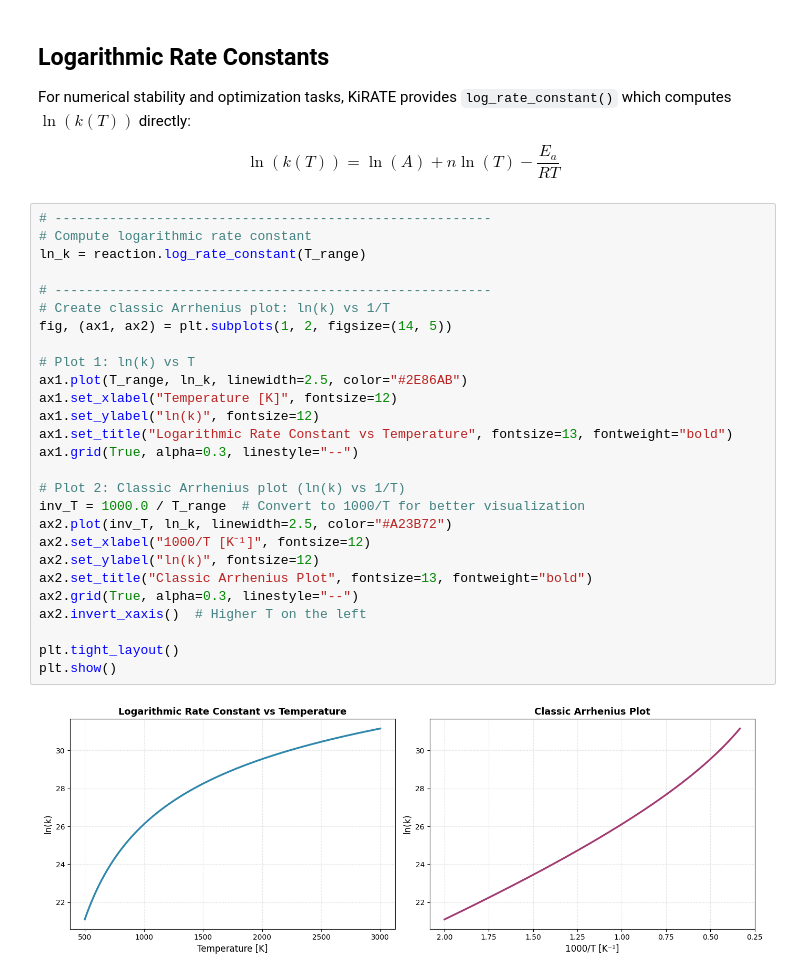
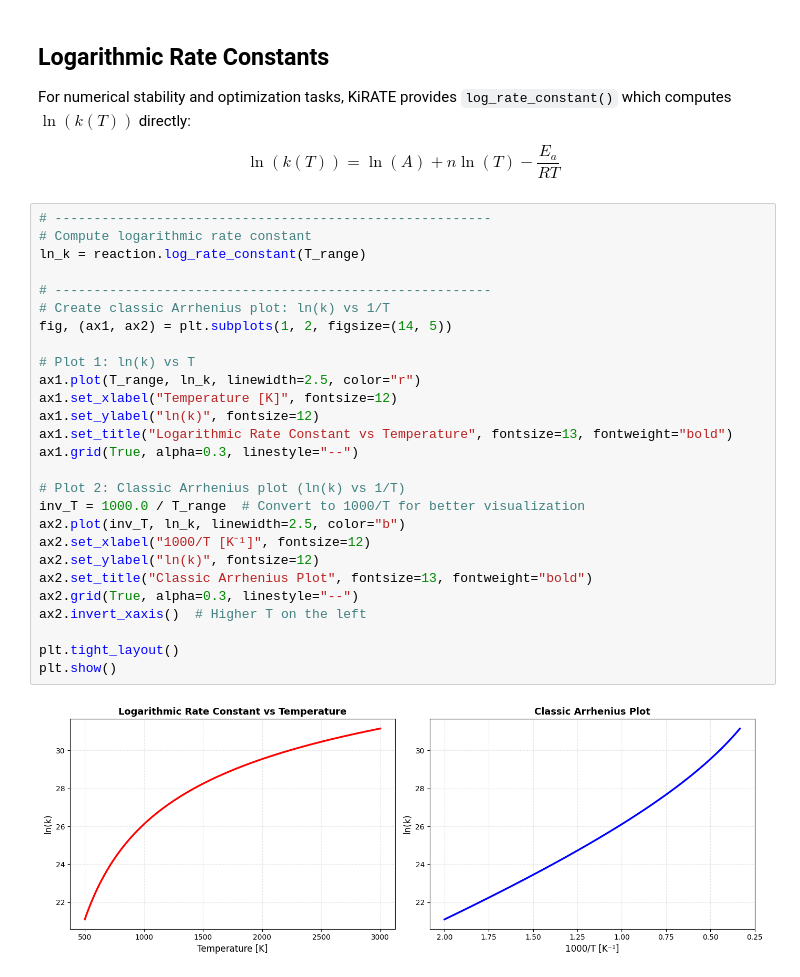
Before and after one commit to tdinelli/diffPLOG2TROE, a Jupyter notebook: examples/rate_constant/Arrhenius.ipynb, the cells around one changed output. Cells and saved outputs as stored; diff of their text form.

```diff
--- a/examples/rate_constant/Arrhenius.ipynb
+++ b/examples/rate_constant/Arrhenius.ipynb
@@ -194,29 +201,29 @@ $$\ln(k(T)) = \ln(A) + n \ln(T) - \frac{E_a}{RT}$$
 # %%
 # --------------------------------------------------------
 # Compute logarithmic rate constant
 ln_k = reaction.log_rate_constant(T_range)
 
 # --------------------------------------------------------
 # Create classic Arrhenius plot: ln(k) vs 1/T
 fig, (ax1, ax2) = plt.subplots(1, 2, figsize=(14, 5))
 
 # Plot 1: ln(k) vs T
-ax1.plot(T_range, ln_k, linewidth=2.5, color="#2E86AB")
+ax1.plot(T_range, ln_k, linewidth=2.5, color="r")
 ax1.set_xlabel("Temperature [K]", fontsize=12)
 ax1.set_ylabel("ln(k)", fontsize=12)
 ax1.set_title("Logarithmic Rate Constant vs Temperature", fontsize=13, fontweight="bold")
 ax1.grid(True, alpha=0.3, linestyle="--")
 
 # Plot 2: Classic Arrhenius plot (ln(k) vs 1/T)
 inv_T = 1000.0 / T_range  # Convert to 1000/T for better visualization
-ax2.plot(inv_T, ln_k, linewidth=2.5, color="#A23B72")
+ax2.plot(inv_T, ln_k, linewidth=2.5, color="b")
 ax2.set_xlabel("1000/T [K⁻¹]", fontsize=12)
 ax2.set_ylabel("ln(k)", fontsize=12)
 ax2.set_title("Classic Arrhenius Plot", fontsize=13, fontweight="bold")
 ax2.grid(True, alpha=0.3, linestyle="--")
 ax2.invert_xaxis()  # Higher T on the left
 
 plt.tight_layout()
 plt.show()
 # %% [output]
-[figure, old version]
+[figure, new version]
```
Also changed, not shown: parts of 5 cells of this notebook, 22 other files.
